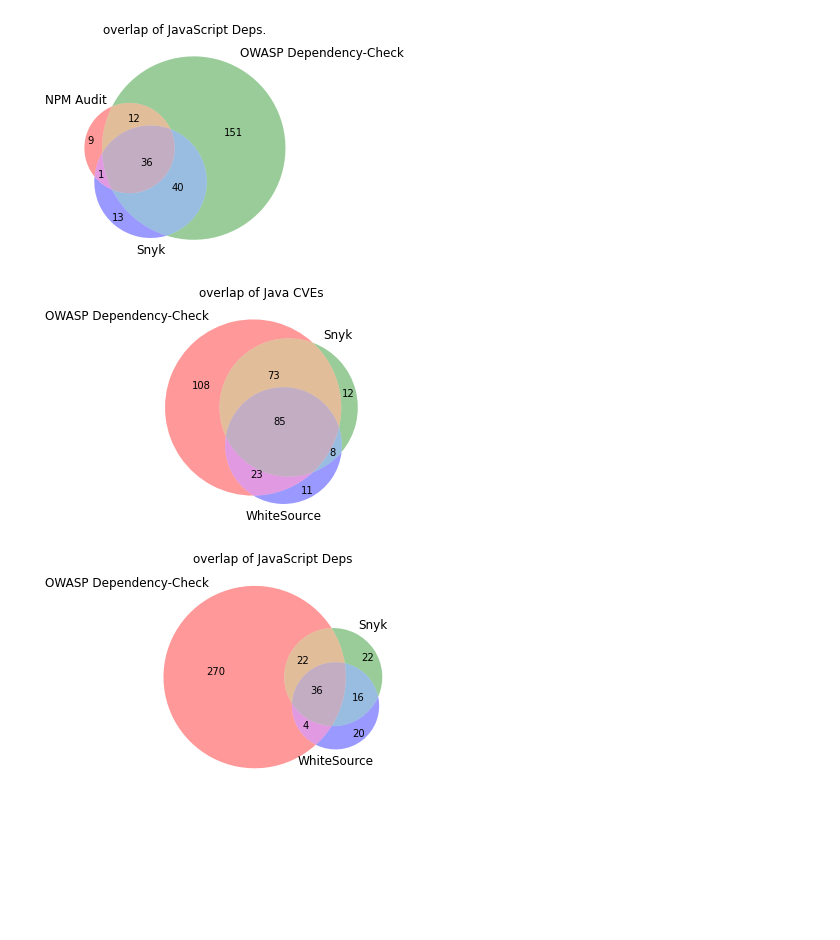
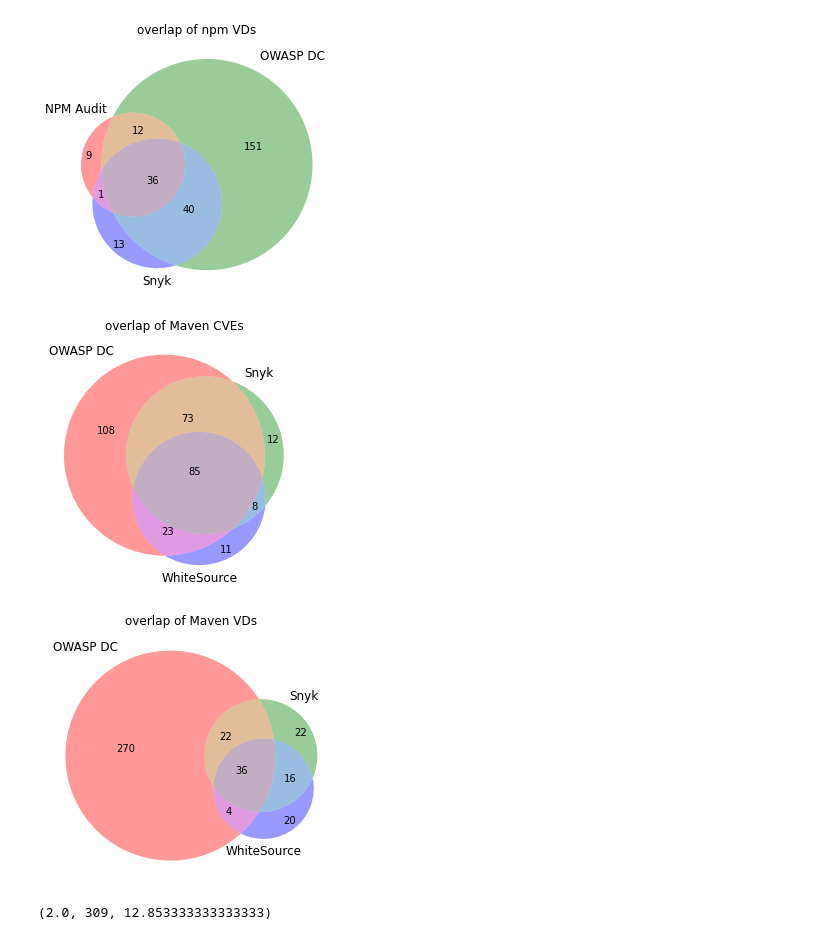
Before and after one commit to nasifimtiazohi/vulnerable-dependency-detection-comparison, a Jupyter notebook: tool_scanning/venn.ipynb, the cells around one changed output. Cells and saved outputs as stored; diff of their text form; code cells hidden in the pictures; blank space fills up the shorter version.

```diff
--- a/tool_scanning/venn.ipynb
+++ b/tool_scanning/venn.ipynb
@@ -6,6 +6,13 @@ import os, sys
 sys.path.append('..')
 import common, sql
 import pandas as pd
+hm={
+    'Maven Security Versions': 'MSV',
+    'Github Dependabot' : 'Dependabot',
+    'OWASP Dependency-Check' : 'OWASP DC',
+    'Contrast' : 'Com. B',
+    'SourceClear': 'Com. A'
+}
 # %%
 q='''select distinct t.name as tool, v.id
 from npmAlert nA
@@ -18,7 +25,7 @@ fullDf= sql.pd_read_sql(q)
 l=[]
 tools=[]
 for tool, df in fullDf.groupby('tool'):
-    tools.append(tool)
+    tools.append(hm.get(tool,tool))
     s = set(df.id)
     l.append(s)
 # %%
@@ -37,15 +45,16 @@ fullDf= sql.pd_read_sql(q)
 l=[]
 tools = []
 for tool, df in fullDf.groupby('tool'):
-    tools.append(tool)
+    tools.append(hm.get(tool,tool))
     s = set(df.id)
     l.append(s)
 # %%
 v= venn3(l, set_labels=tools)
-plt.title('overlap of JavaScript Deps.')
+plt.title('overlap of npm VDs')
+plt.tight_layout()
 plt.savefig('jsdeps.png')
 # %% [output]
-[figure, old version]
+[figure, new version]
 # %%
 q='''select distinct t.name as tool, v.id
     from mavenAlert mA
@@ -57,15 +66,16 @@ fullDf= sql.pd_read_sql(q)
 l=[]
 tools = []
 for tool, df in fullDf.groupby('tool'):
-    tools.append(tool)
+    tools.append(hm.get(tool,tool))
     s = set(df.id)
     l.append(s)
 # %%
 v= venn3(l, set_labels=tools)
-plt.title('overlap of Java CVEs')
+plt.title('overlap of Maven CVEs')
+plt.tight_layout()
 plt.savefig('javacves.png')
 # %% [output]
-[figure, old version]
+[figure, new version]
 # %%
 q='''select distinct t.name as tool, d.packageId as id
     from mavenAlert mA
@@ -81,7 +91,16 @@ for tool, df in fullDf.groupby('tool'):
     l.append(s)
 # %%
 v= venn3(l, set_labels=tools)
-plt.title('overlap of JavaScript Deps')
+plt.title('overlap of Maven VDs')
+plt.tight_layout()
 plt.savefig('javadeps.png')
 # %% [output]
-[figure, old version]
+[figure, new version]
+# %%
+q='''select dependencyId, count(dependencyPathId) as c from npmAlert mA
+where toolId=5
+group by dependencyId;'''
+df=sql.pd_read_sql(q)
+df.c.median(), df.c.max(), df.c.mean()
+# %% [output]
+(2.0, 309, 12.853333333333333)
```
Also changed, not shown: parts of 9 cells of this notebook, 20 other files.
